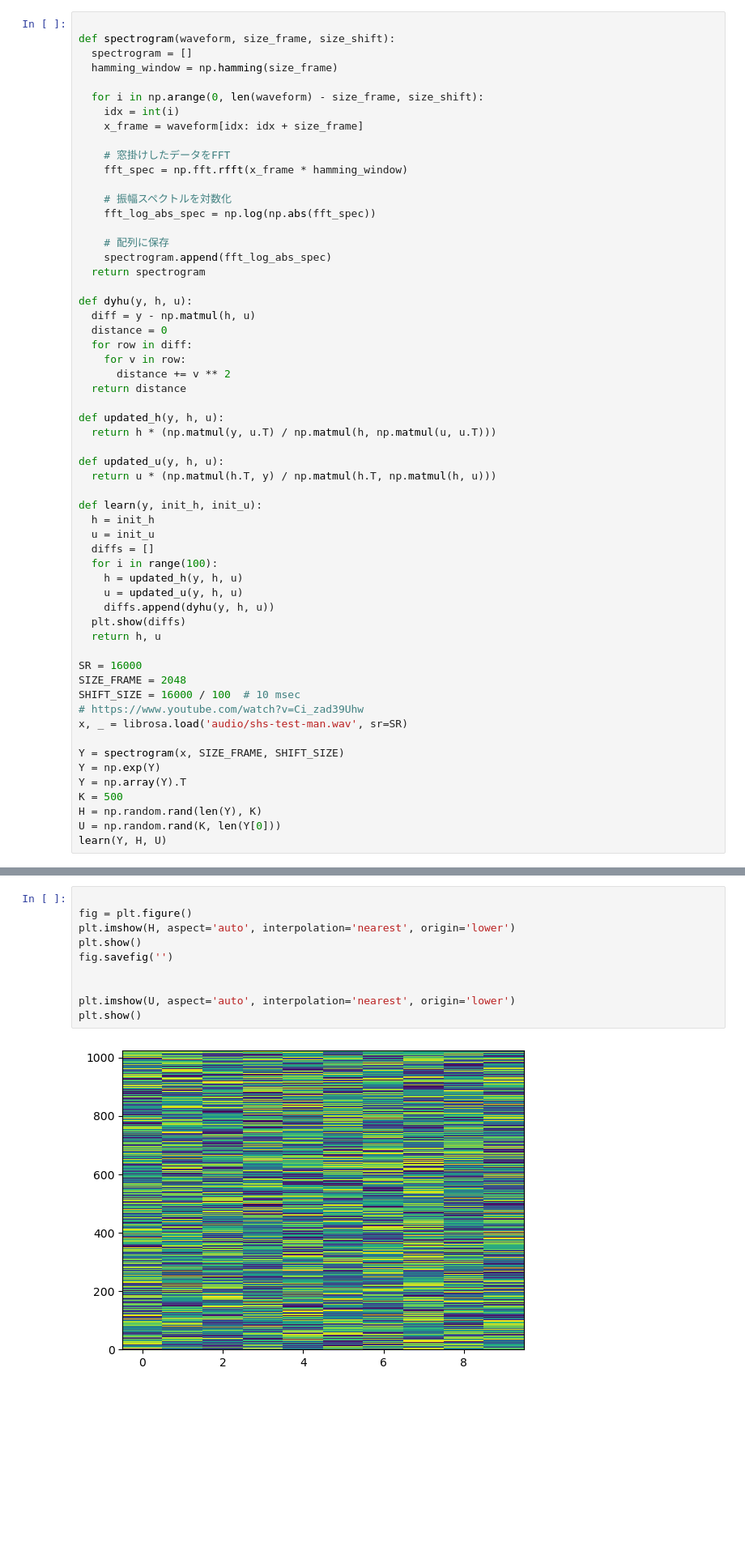
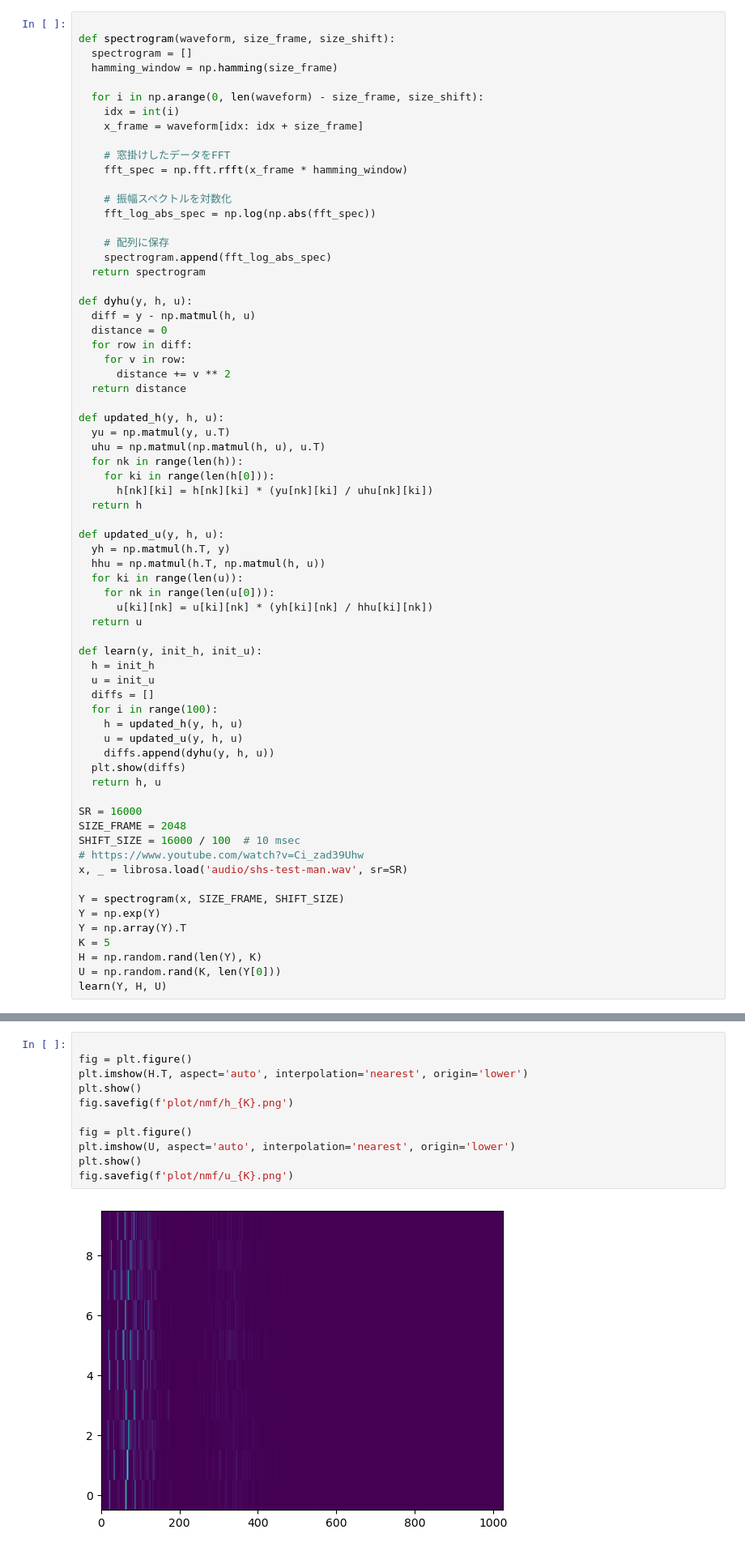
Before and after one commit to piny940/le4-audio, a Jupyter notebook: 22_nmf.ipynb, the cells around one changed output, grey strips where cells are left out. Shown at 81% size. Drawn from its saved outputs; the diff is of its cells as text; blank space fills up the shorter version.

```diff
--- a/22_nmf.ipynb
+++ b/22_nmf.ipynb
@@ -31,10 +31,20 @@ def dyhu(y, h, u):
   return distance
 
 def updated_h(y, h, u):
-  return h * (np.matmul(y, u.T) / np.matmul(h, np.matmul(u, u.T)))
+  yu = np.matmul(y, u.T)
+  uhu = np.matmul(np.matmul(h, u), u.T)
+  for nk in range(len(h)):
+    for ki in range(len(h[0])):
+      h[nk][ki] = h[nk][ki] * (yu[nk][ki] / uhu[nk][ki])
+  return h
 
 def updated_u(y, h, u):
-  return u * (np.matmul(h.T, y) / np.matmul(h.T, np.matmul(h, u)))
+  yh = np.matmul(h.T, y)
+  hhu = np.matmul(h.T, np.matmul(h, u))
+  for ki in range(len(u)):
+    for nk in range(len(u[0])):
+      u[ki][nk] = u[ki][nk] * (yh[ki][nk] / hhu[ki][nk])
+  return u
 
 def learn(y, init_h, init_u):
   h = init_h
@@ -56,7 +66,7 @@ x, _ = librosa.load('audio/shs-test-man.wav', sr=SR)
 Y = spectrogram(x, SIZE_FRAME, SHIFT_SIZE)
 Y = np.exp(Y)
 Y = np.array(Y).T
-K = 500
+K = 5
 H = np.random.rand(len(Y), K)
 U = np.random.rand(K, len(Y[0]))
 learn(Y, H, U)
@@ -81,12 +91,13 @@ learn(Y, H, U)
 # %%
 
 fig = plt.figure()
-plt.imshow(H, aspect='auto', interpolation='nearest', origin='lower')
+plt.imshow(H.T, aspect='auto', interpolation='nearest', origin='lower')
 plt.show()
-fig.savefig('')
+fig.savefig(f'plot/nmf/h_{K}.png')
 
-
+fig = plt.figure()
 plt.imshow(U, aspect='auto', interpolation='nearest', origin='lower')
 plt.show()
+fig.savefig(f'plot/nmf/u_{K}.png')
 # %% [output]
-[figure, old version]
+[figure, new version]
```
Also changed, not shown: parts of 3 cells of this notebook, 7 other files.
